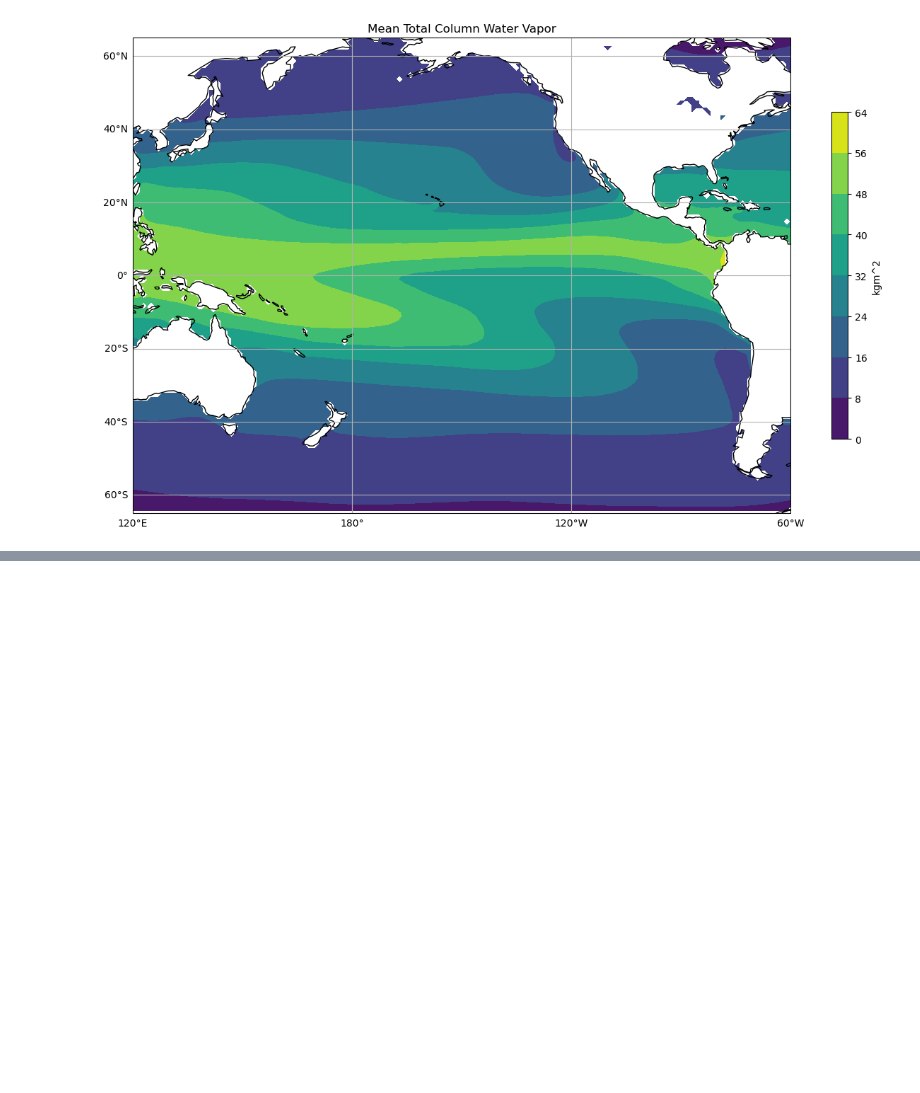
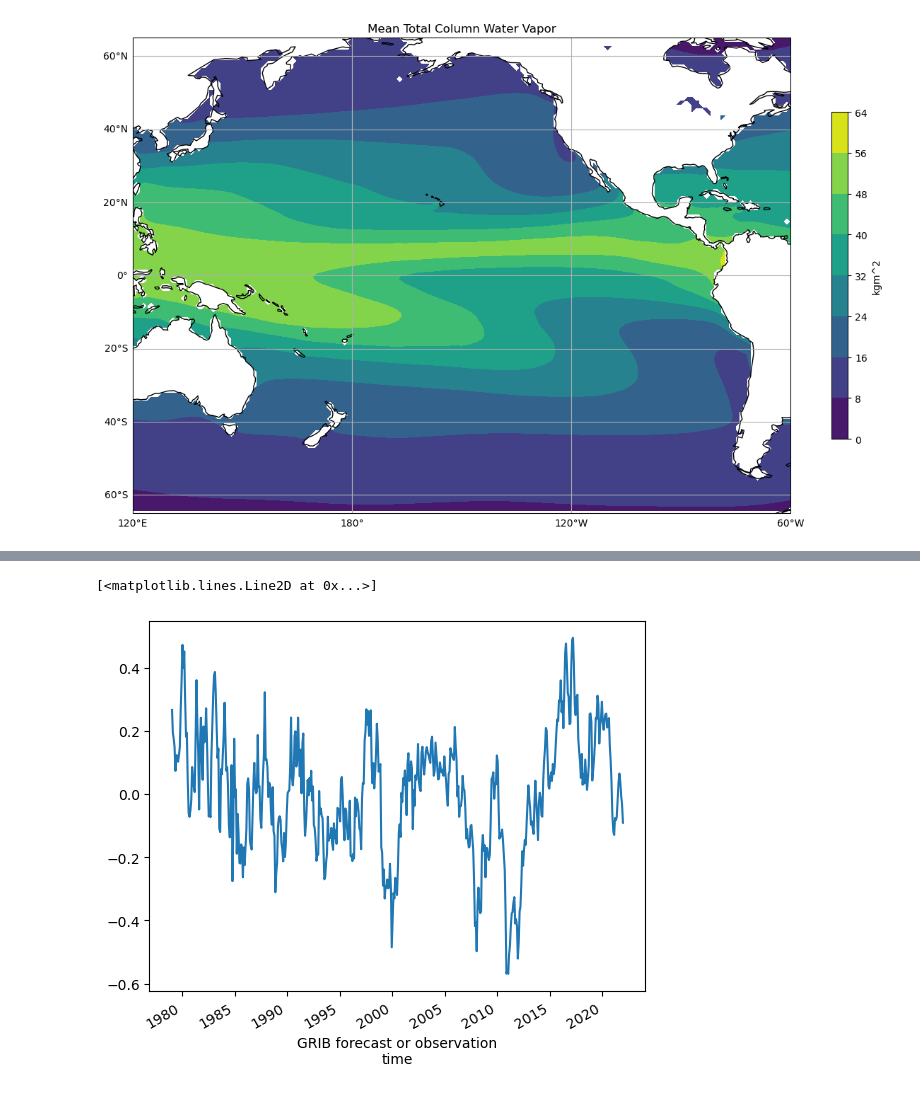
Before and after one commit to atmsillinois/time-series-and-eofs-shelbykniss, a Jupyter notebook: Kniss_HW4_Submission.ipynb, the cells around one changed output, grey strips where cells are left out. Cells and saved outputs as stored; diff of their text form; code cells hidden in the pictures; blank space fills up the shorter version.

```diff
--- a/Kniss_HW4_Submission.ipynb
+++ b/Kniss_HW4_Submission.ipynb
@@ -206,0 +247,17 @@ cb.set_label("kgm^2")
+# %%
+#Detrend data (Used technique from https://climate.usu.edu/people/yoshi/pyclm101/monthly.html for this section)
+def detrend_dim(da, dim, deg=1):
+    # detrend along a single dimension
+    p = da.polyfit(dim=dim, deg=deg)
+    fit = xr.polyval(da[dim], p.polyfit_coefficients)
+    return da - fit
+
+danm_sst = detrend_dim(sst_SD,'time',1)
+
+danm_tcwv = detrend_dim(tcwv_SD,'time',1)
+# %%
+#Detrended time series
+danm_sst.mean(dim=['lat','lon']).plot()
+# %% [output]
+[<matplotlib.lines.Line2D at 0x...>]
+[figure, added]
```
Also changed, not shown: parts of 18 cells of this notebook.
